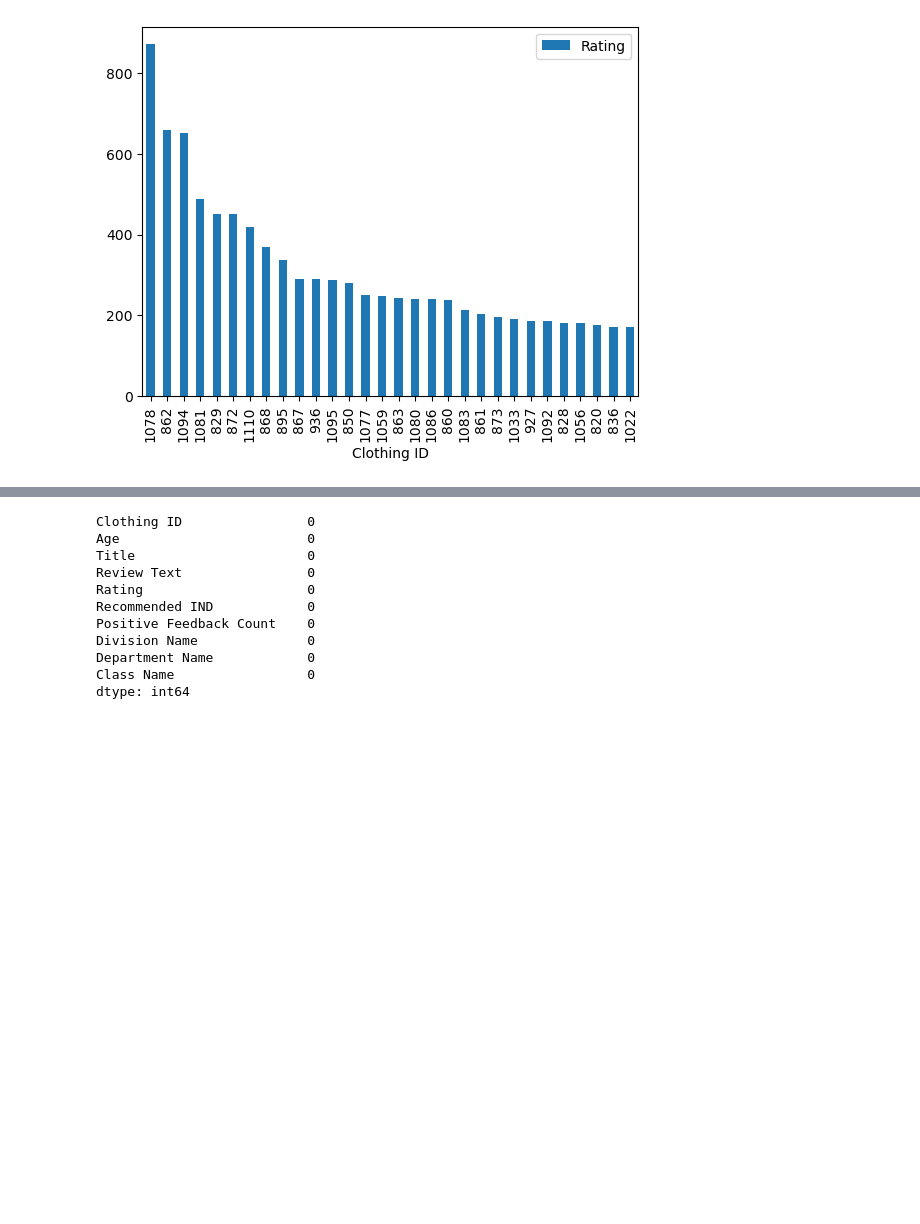
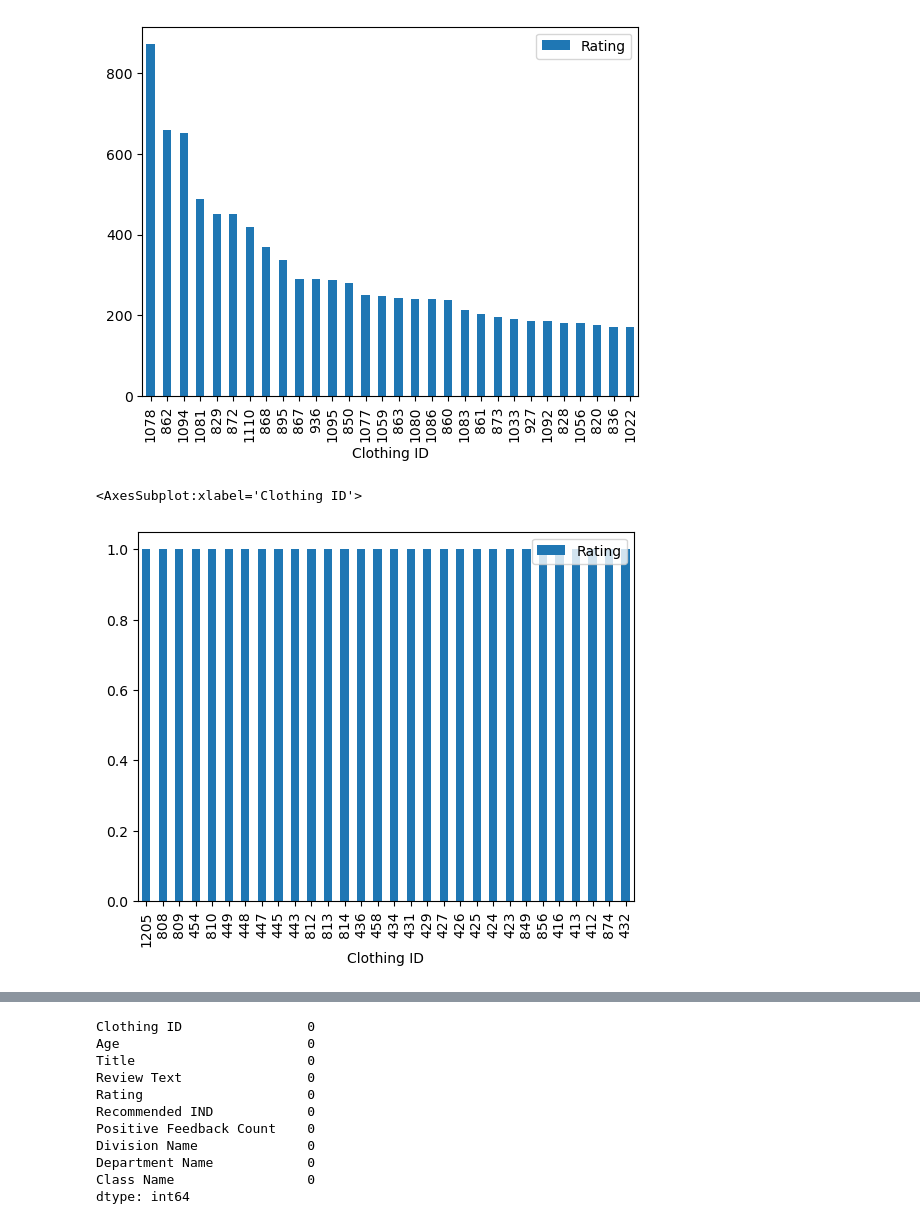
Before and after one commit to Faizanarshed/Product_Recommendation_System, a Jupyter notebook: EDA.ipynb, the cells around one changed output, grey strips where cells are left out. Drawn from its saved outputs; the diff is of its cells as text; code cells hidden in the pictures; blank space fills up the shorter version.

```diff
--- a/EDA.ipynb
+++ b/EDA.ipynb
@@ -310,6 +310,13 @@ most_popular.head(30).plot(kind = "bar")
 # %% [output]
 <AxesSubplot:xlabel='Clothing ID'>
 [figure]
+# %%
+least_popular = popular_products.sort_values('Rating', ascending=True)
+# %%
+least_popular.head(30).plot(kind = "bar")
+# %% [output]
+<AxesSubplot:xlabel='Clothing ID'>
+[figure, added]
 # %%
 e_data.head()
 # %% [output]
```
Also changed, not shown: parts of 1 cell of this notebook, 3 other files.
